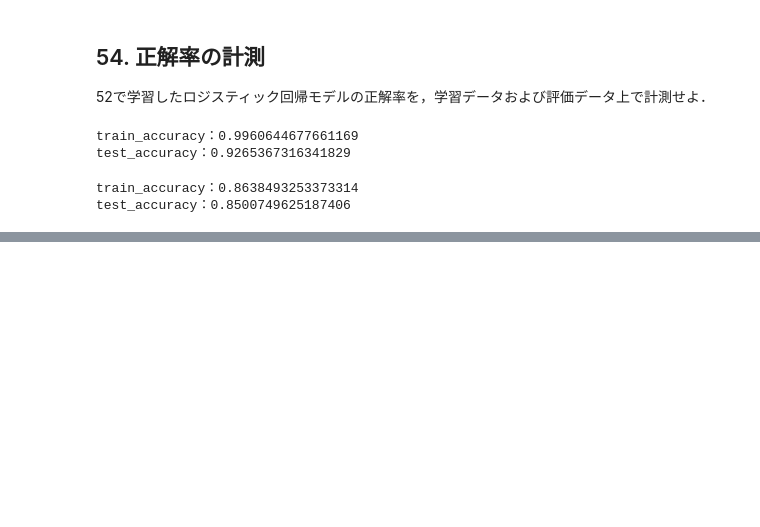
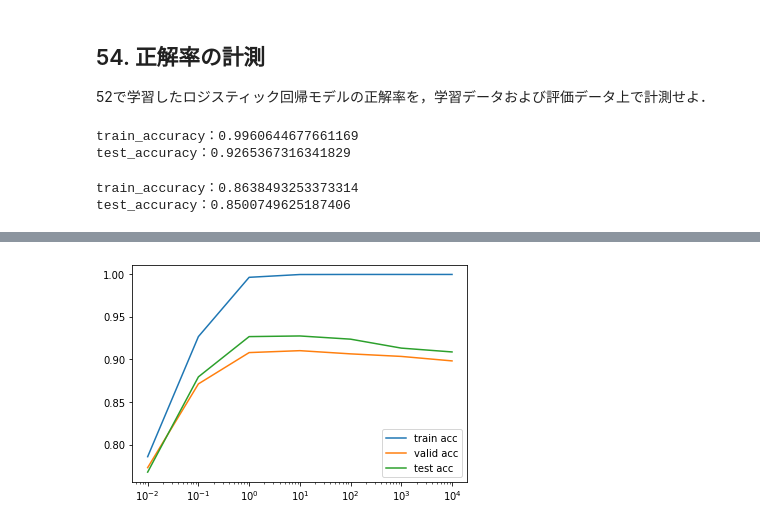
Before and after one commit to m0chi1216/hlab2023-nlp100, a Jupyter notebook: 6/chap6.ipynb, the cells around one changed output, grey strips where cells are left out. Saved outputs shown, nothing was run; the diff lists cells and outputs as text; code cells hidden in the pictures; blank space fills up the shorter version.

```diff
--- a/6/chap6.ipynb
+++ b/6/chap6.ipynb
@@ -263,0 +278,6 @@ test_accuracy：0.8500749625187406
+# %%
+import pickle
+
+# モデルのオープン
+with open('model.pickle', mode='rb') as f:
+    model = pickle.load(f)
@@ -263,0 +393,24 @@ test_accuracy：0.8500749625187406
+# %%
+# ラベル（カテゴリ）抽出
+train_y = pd.read_csv('./data/train.txt', sep='\t')
+valid_y = pd.read_csv('./data/valid.txt', sep='\t')
+test_y = pd.read_csv('./data/test.txt', sep='\t')
+
+train_y = train_y["CATEGORY"]
+valid_y = valid_y["CATEGORY"]
+test_y = test_y["CATEGORY"]
+
+# 特徴量抽出
+train_x = pd.read_csv('./data_count/train.feature.txt', sep='\t')
+valid_x = pd.read_csv('./data_count/valid.feature.txt', sep='\t')
+test_x = pd.read_csv('./data_count/test.feature.txt', sep='\t')
+# %%
+train_acc, valid_acc, test_acc = [], [], []
+C = [10e-3, 10e-2, 10e-1, 10e0, 10e1, 10e2, 10e3]
+# %%
+for c in C:
+    model = LogisticRegression(random_state=42, C=c)
+    model.fit(train_x, train_y)
+    train_acc.append(accuracy_score(train_y, model.predict(train_x)))
+    valid_acc.append(accuracy_score(valid_y, model.predict(valid_x)))
+    test_acc.append(accuracy_score(test_y, model.predict(test_x)))
@@ -263,0 +435,9 @@ test_accuracy：0.8500749625187406
+# %%
+plt.plot(C, train_acc, label='train acc')
+plt.plot(C, valid_acc, label='valid acc')
+plt.plot(C, test_acc, label='test acc')
+plt.xscale('log')
+plt.legend()
+plt.savefig("58.png")
+# %% [output]
+[figure, added]
```
Also changed, not shown: parts of 19 cells of this notebook, 3 other files.
